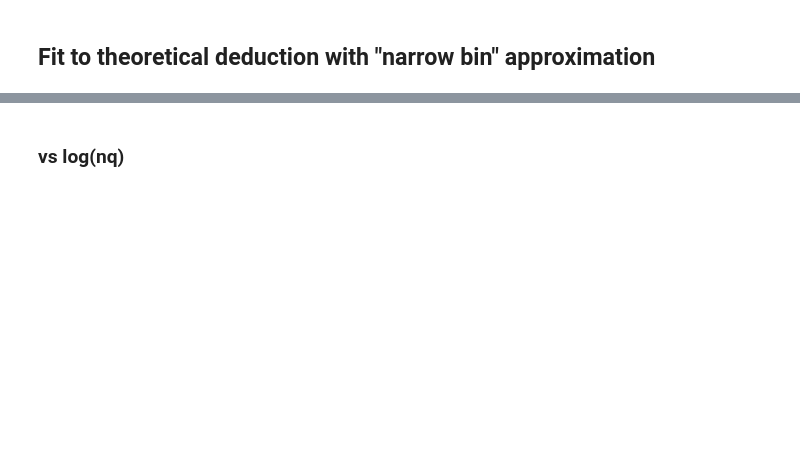
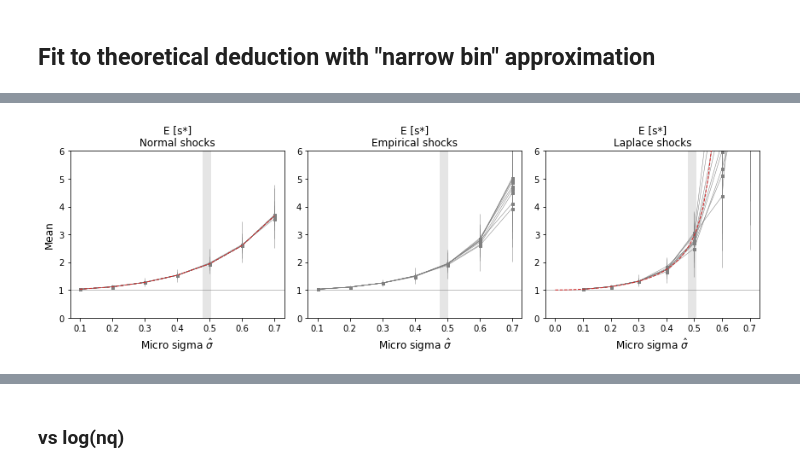
Before and after one commit to matuteiglesias/French_exports_bkp, a Jupyter notebook: code/notebooks/Plots for experiments 3 and 4.ipynb, the cells around one changed output, grey strips where cells are left out. Saved outputs shown, nothing was run; the diff lists cells and outputs as text; code cells hidden in the pictures; blank space fills up the shorter version.

```diff
--- a/code/notebooks/Plots for experiments 3 and 4.ipynb
+++ b/code/notebooks/Plots for experiments 3 and 4.ipynb
@@ -285,0 +216,95 @@ plt.show()
+# %%
+filename = 'E_mu0_fsigma'
+# %%
+fig, axs = plt.subplots(1, 3, figsize = (12, 4))
+
+data = result.loc[result.mu == 0]
+
+#################
+# Normal
+plot_data = data.loc[data.dist == 'norm'].groupby(['nq','s'])[['mean', 'log_var']].agg([np.mean, percentile_lo, percentile_hi])#.reset_index()
+# plot_data['mean'] = np.log10(plot_data['mean'])
+
+ax = axs[0]
+
+
+y_data = plot_data['mean']['mean'].unstack()
+yhi_data = plot_data['mean']['percentile_hi'].unstack() - plot_data['mean']['mean'].unstack()
+ylo_data = plot_data['mean']['mean'].unstack() - plot_data['mean']['percentile_lo'].unstack()
+x = y_data.columns.values
+
+for s in y_data.index.values:
+    ax.errorbar(x, y_data.loc[s], yerr=[ylo_data.loc[s], yhi_data.loc[s]], lw = lw_er, color = '.5', marker = 's', markersize = 3)
+
+## Analytical expectation
+m = np.zeros(x.shape)
+ax.plot(x, E_N(m, x), color = color_2, lw = lw_ae, linestyle = '--', zorder = 10)
+
+###
+
+
+#################
+# Empirical Shocks
+plot_data = data.loc[data.dist == 'emp'].groupby(['nq', 's'])[['mean', 'log_var']].agg([np.mean, percentile_lo, percentile_hi])#.reset_index()
+# plot_data['mean'] = np.log10(plot_data['mean'])
+
+ax = axs[1]
+
+
+y_data = plot_data['mean']['mean'].unstack()
+yhi_data = plot_data['mean']['percentile_hi'].unstack() - plot_data['mean']['mean'].unstack()
+ylo_data = plot_data['mean']['mean'].unstack() - plot_data['mean']['percentile_lo'].unstack()
+x = y_data.columns.values
+
+for s in y_data.index.values:
+    ax.errorbar(x, y_data.loc[s], yerr=[ylo_data.loc[s], yhi_data.loc[s]], lw = lw_er, color = '.5', marker = 's', markersize = 3)
+
+
+# for s in q_stds.values:
+#     ax.axvline(s, c = '.5', alpha = .1, lw = 10)
+
+#################
+
+# Laplace
+plot_data = data.loc[data.dist == 'lapl'].groupby(['nq','s'])[['mean', 'log_var']].agg([np.mean, percentile_lo, percentile_hi])#.reset_index()
+# plot_data['mean'] = np.log10(plot_data['mean'])
+
+ax = axs[2]
+
+
+y_data = plot_data['mean']['mean'].unstack()
+yhi_data = plot_data['mean']['percentile_hi'].unstack() - plot_data['mean']['mean'].unstack()
+ylo_data = plot_data['mean']['mean'].unstack() - plot_data['mean']['percentile_lo'].unstack()
+x = y_data.columns.values
+
+for s in y_data.index.values:
+    ax.errorbar(x, y_data.loc[s], yerr=[ylo_data.loc[s], yhi_data.loc[s]], lw = lw_er, color = '.5', marker = 's', markersize = 3)
+
+## Analytical expectation
+# s = x[np.where(x < 0.61)]
+s = np.arange(0, 0.61, 0.01)
+th = np.zeros(s.shape)
+ax.plot(s, E_L(th, s), color = color_2, lw = lw_ae, linestyle = '--', zorder = 10)
+
+
+
+for l in range(3):
+    ax = axs[l]
+
+    ax.set_xlabel('Micro sigma '+r'$\hat \sigma$', fontsize = 12)
+    ax.axvline(0.491, c = '.5', alpha = .2, lw = 10)
+#         if k == 0: ax.annotate('empirical '+r'$\hat \sigma$', xy = (np.log10(0.491), -1.8), va = 'center', ha = 'right', rotation = 90)
+#         if k == 1: ax.annotate('empirical '+r'$\hat \sigma$', xy = (np.log10(0.491), -5), va = 'center', ha = 'right', rotation = 90)
+
+    ax.set_title('E [s*]\n'+['Normal', 'Empirical', 'Laplace'][l]+' shocks', fontsize = 12)
+    ax.set_ylim(0, 6)
+    ax.axhline(1, lw = 0.5, c = '.5')
+    if l ==0: ax.set_ylabel('Mean', fontsize = 12)
+
+
+
+plt.tight_layout()
+plt.savefig('./../../../WRITING/FIGURES/trade/'+filename+'_'+str(Mbool)+'.png')
+plt.show()
+# %% [output]
+[figure, added]
```
Also changed, not shown: parts of 95 cells of this notebook, 6 other files.
